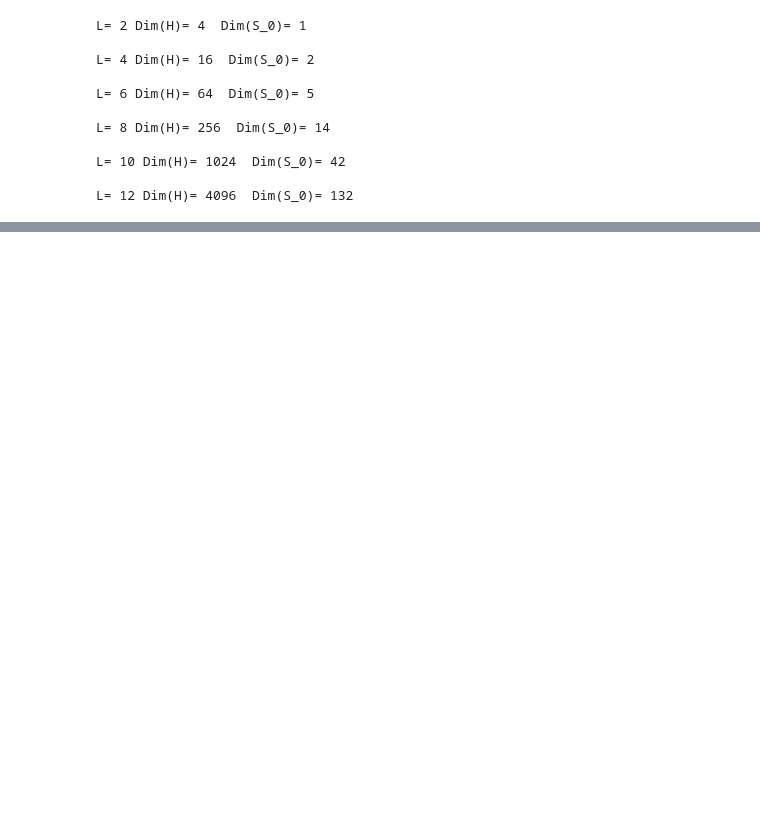
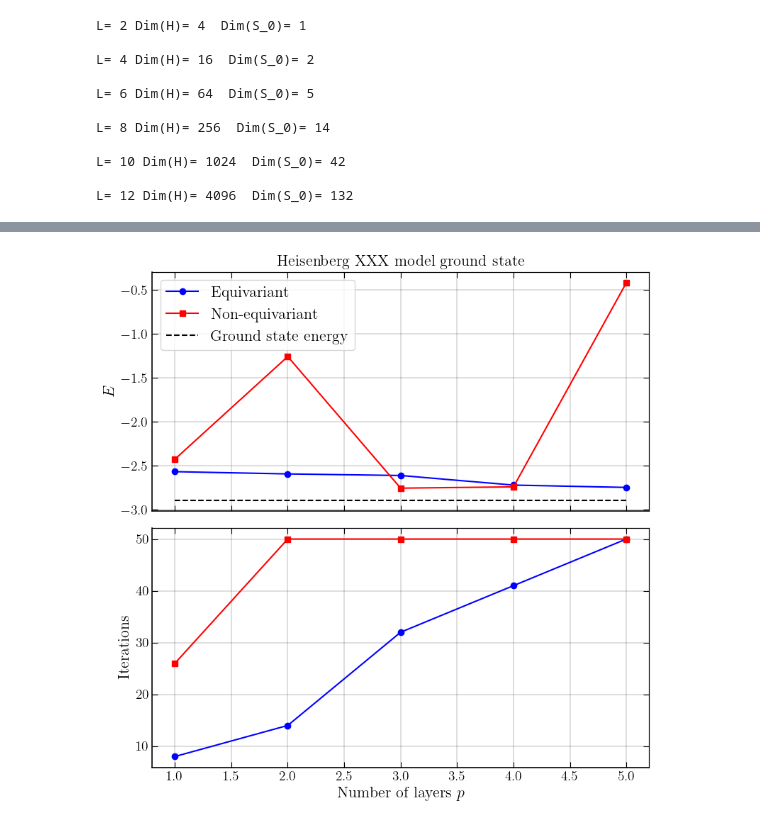
Before and after one commit to DominguezIsaac/Heisenberg-model, a Jupyter notebook: Heisenberg_model_simulations.ipynb, the cells around one changed output, grey strips where cells are left out. Drawn from its saved outputs; the diff is of its cells as text; code cells hidden in the pictures; blank space fills up the shorter version.

Commit message:
Added the VQE for 8 qubits  and different number of layers. Results may not be correct yet.

```diff
--- a/Heisenberg_model_simulations.ipynb
+++ b/Heisenberg_model_simulations.ipynb
@@ -30,7 +30,8 @@ def spin_operator(site, op, L): #site is the position of the tensor product wher
 
 
 #SPIN MATRICES OF EACH PARTICLE IN HILBERT SPACE DIM=2^L=16
-L=4 #From now on we work with a 4 spin chain but you only need to change this parameter to change the size of the chain
+L=8 #IMPORTANT L must be even!
+#From now on we work with a 8 spin chain but you only need to change this parameter to change the size of the chain
 S=[] #Array, each row has to be composed of the 3 S operators of each particle in the whole hilbert space
 for k in range(L):
     S_i=[] #Each row
@@ -125,7 +126,7 @@ Symmetry [H_xxz, S_y]: NO, they don't commute
 # %%
 #INITIAL STATE, IS THE PRODUCT OF SINGLET STATES A GLOBAL SINGLET STATE?
 
-singlet = (np.kron([0, 1], [1, 0]) - np.kron([1, 0], [0, 1])) / np.sqrt(2) #singlet of 2 spin 1/2
+singlet = (np.kron([1, 0], [0, 1]) - np.kron([0, 1], [1, 0])) / np.sqrt(2) #singlet of 2 spin 1/2
 #total initial state
 
 psi_0 = singlet #We start with one singlet
@@ -167,0 +287,92 @@ L= 12 Dim(H)= 4096  Dim(S_0)= 132
+# %%
+#PLOT EQUIVARIANT ANSATZ
+
+plt.rcParams.update({
+    "figure.figsize": (8, 8),
+    "grid.color": "0.1",
+    "grid.linestyle": "-",
+    "grid.linewidth": 0.2,
+    "text.usetex": True,
+    "font.family": "serif",
+    "text.latex.preamble": r"\usepackage{amsmath}",
+})
+
+
+
+layers=[1,2,3,4,5]
+
+#Exact value
+GS=np.min(np.linalg.eigvalsh(H_XXX))
+GSE=[]
+for i in range(len(layers)):
+    GSE.append(GS)
+
+
+fig, (ax1, ax2) = plt.subplots(nrows=2, sharex=True)  # Two subplots with same x axis
+
+#First figure
+ax1.set_title("Heisenberg XXX model ground state",fontsize=16)
+ax1.plot(layers,energies, "b-o", label="Equivariant")
+ax1.plot(layers,non_equiv_energies,"r-s", label="Non-equivariant")
+ax1.plot(layers,GSE,color="black",linestyle='--', label="Ground state energy")
+
+ax1.set_ylabel("$E$",fontsize=16)
+ax1.legend(loc='best', facecolor='w', fontsize=16)
+ax1.grid(True)
+
+ax1.tick_params(axis='both', labelsize=14)
+
+ax1.spines['bottom'].set_linewidth(1.2)
+ax1.spines['left'].set_linewidth(1.2)
+ax1.spines['top'].set_visible(1.2)
+ax1.spines['right'].set_visible(1.2)
+
+ax1.tick_params(axis='x', direction='in', length=6, color='black')
+ax1.tick_params(axis='y', direction='in', length=6, color='black')
+
+secax = ax1.secondary_xaxis('top')
+secay = ax1.secondary_yaxis('right')
+
+secax.tick_params(axis='x', direction='in', length=6, color='black')
+secay.tick_params(axis='y', direction='in', length=6, color='black')
+
+secay.set_yticklabels([])
+secax.set_xticklabels([])
+
+
+#Second figure
+ax2.plot(layers,iterations, "b-o")
+ax2.plot(layers,non_equiv_iterations,"r-s")
+
+
+
+ax2.set_xlabel("Number of layers $p$",fontsize=16)
+ax2.set_ylabel("Iterations",fontsize=16)
+ax2.grid(True)
+
+
+ax2.tick_params(axis='both', labelsize=14)
+
+
+ax2.spines['bottom'].set_linewidth(1.2)
+ax2.spines['left'].set_linewidth(1.2)
+ax2.spines['top'].set_visible(1.2)
+ax2.spines['right'].set_visible(1.2)
+
+
+ax2.tick_params(axis='x', direction='in', length=6, color='black')
+ax2.tick_params(axis='y', direction='in', length=6, color='black')
+
+secax = ax2.secondary_xaxis('top')
+secay = ax2.secondary_yaxis('right')
+
+secax.tick_params(axis='x', direction='in', length=6, color='black')
+secay.tick_params(axis='y', direction='in', length=6, color='black')
+
+secay.set_yticklabels([])
+secax.set_xticklabels([])
+
+plt.tight_layout()
+plt.show()
+# %% [output]
+[figure, added]
```
Also changed, not shown: parts of 5 cells of this notebook, 3 other files.
